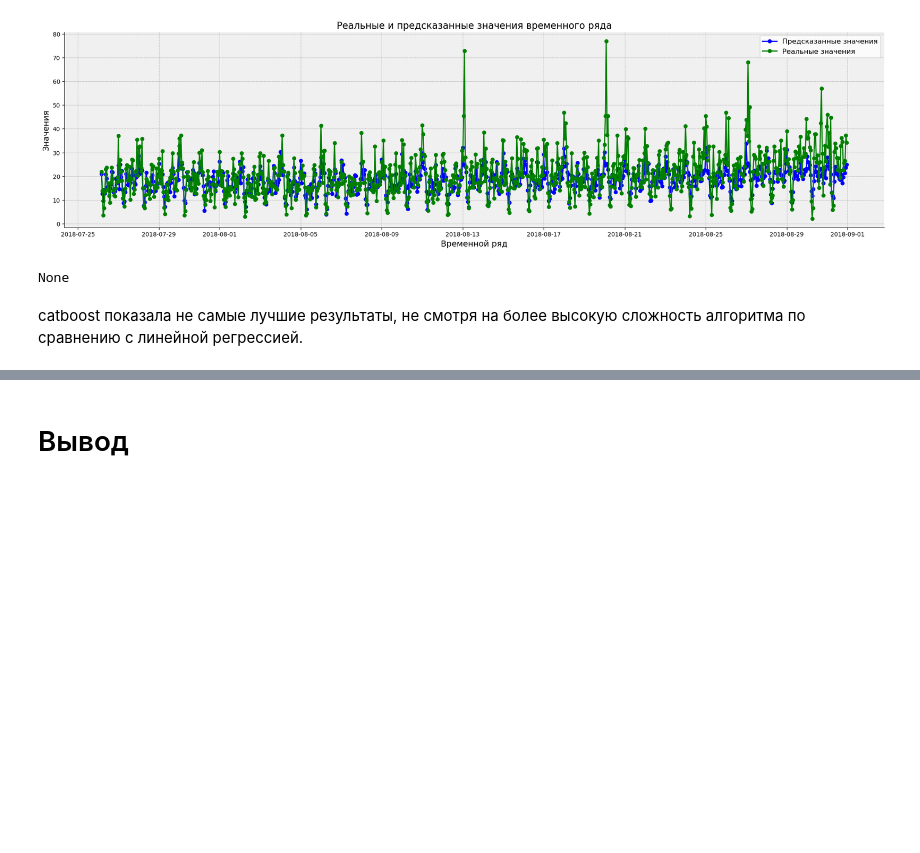
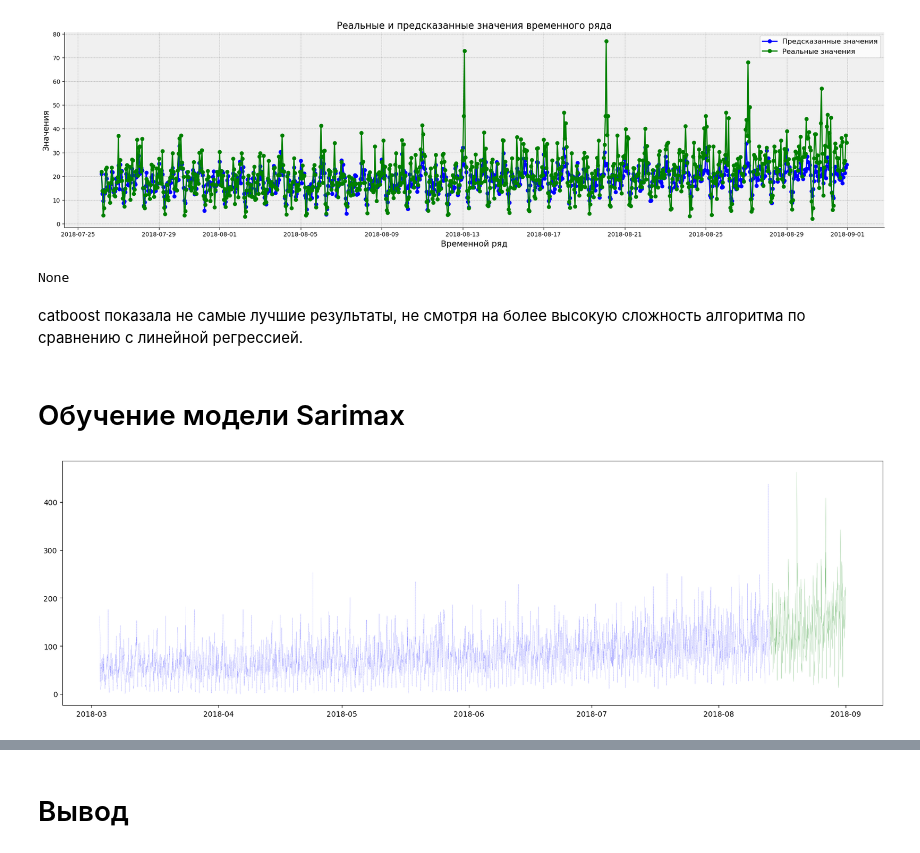
Before and after one commit to ivangolt/yandex_practicum-ds, a Jupyter notebook: 14.TaxiOrdersForecasting/TaxiOrderForecasing.ipynb, the cells around one changed output, grey strips where cells are left out. Saved outputs shown, nothing was run; the diff lists cells and outputs as text; code cells hidden in the pictures; blank space fills up the shorter version.

```diff
--- a/14.TaxiOrdersForecasting/TaxiOrderForecasing.ipynb
+++ b/14.TaxiOrdersForecasting/TaxiOrderForecasing.ipynb
@@ -256,7 +259,7 @@ df_resampled
 # %% [markdown]
 Разделим датасет на тренировочную и тестовую выборки
 # %%
-train, test = train_test_split(df_resampled, shuffle=False, test_size=0.2)
+train, test = train_test_split(df_resampled, shuffle=False, test_size=0.1)
 train = train.dropna()
 
 X_train = train.drop(columns=['num_orders'])
@@ -472,3 +475,24 @@ RMSE catboost модели: 6.7491140822858275
 None
 # %% [markdown]
 catboost показала не самые лучшие результаты, не смотря на более высокую сложность алгоритма по сравнению с линейной регрессией.
+# %% [markdown]
+# Обучение модели Sarimax
+# %%
+from statsmodels.tsa.statespace.sarimax import SARIMAX
+
+train_sarimax = train['num_orders']
+test_sarimax = test['num_orders']
+
+order = (48, 0, 0)
+seasonal_order = (0, 1, 0, 48)
+
+model = SARIMAX(train_sarimax,
+                order = order,
+                seasonal_order = seasonal_order)
+# %%
+plt.figure(figsize=(20,6))
+plt.plot(train_sarimax, color='blue',  linestyle='-.', linewidth=0.1)
+plt.plot(test_sarimax, color='green',  linestyle='-', linewidth=0.1)
+None
+# %% [output]
+[figure, added]
```
Also changed, not shown: parts of 15 cells of this notebook.
